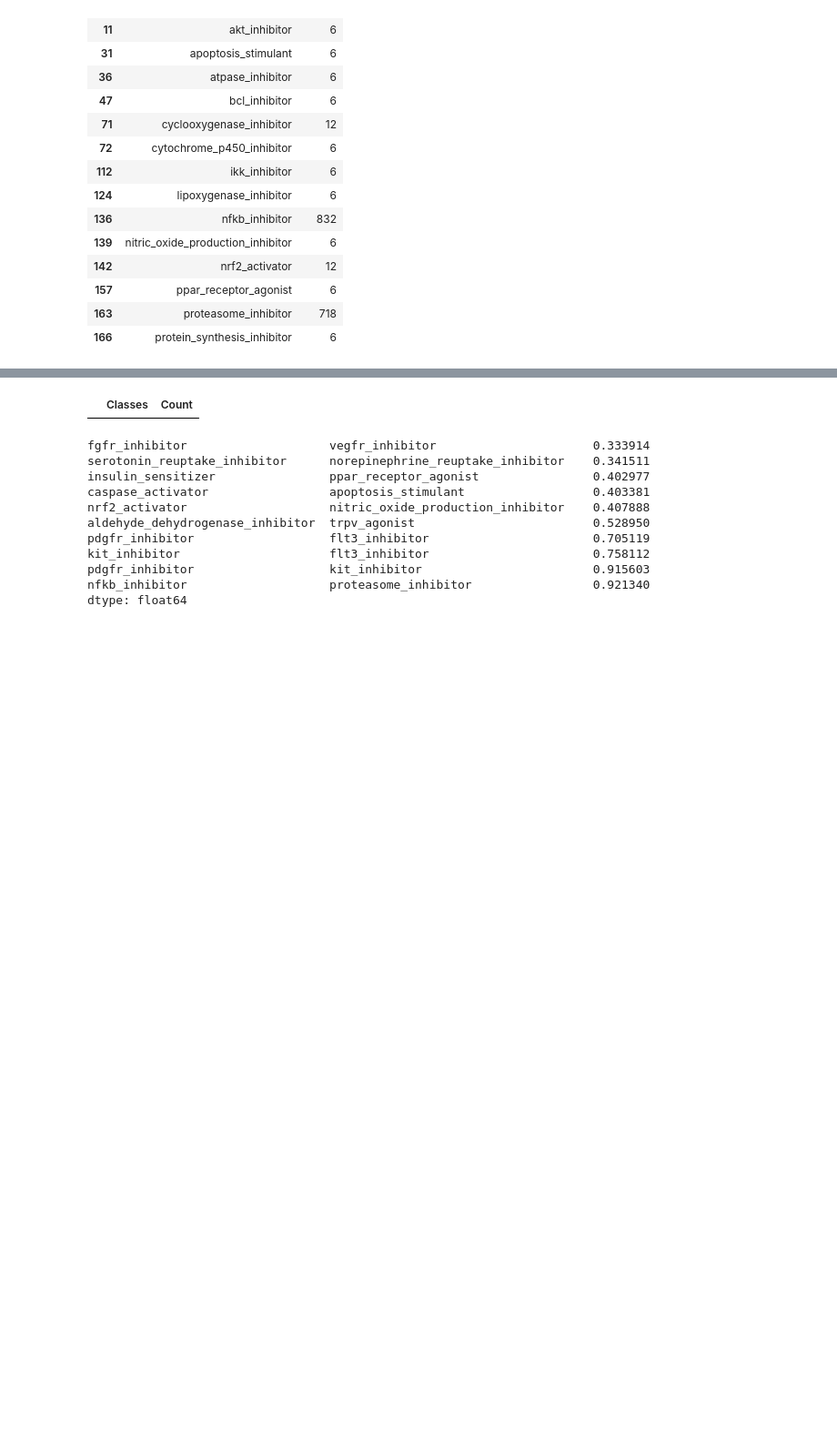
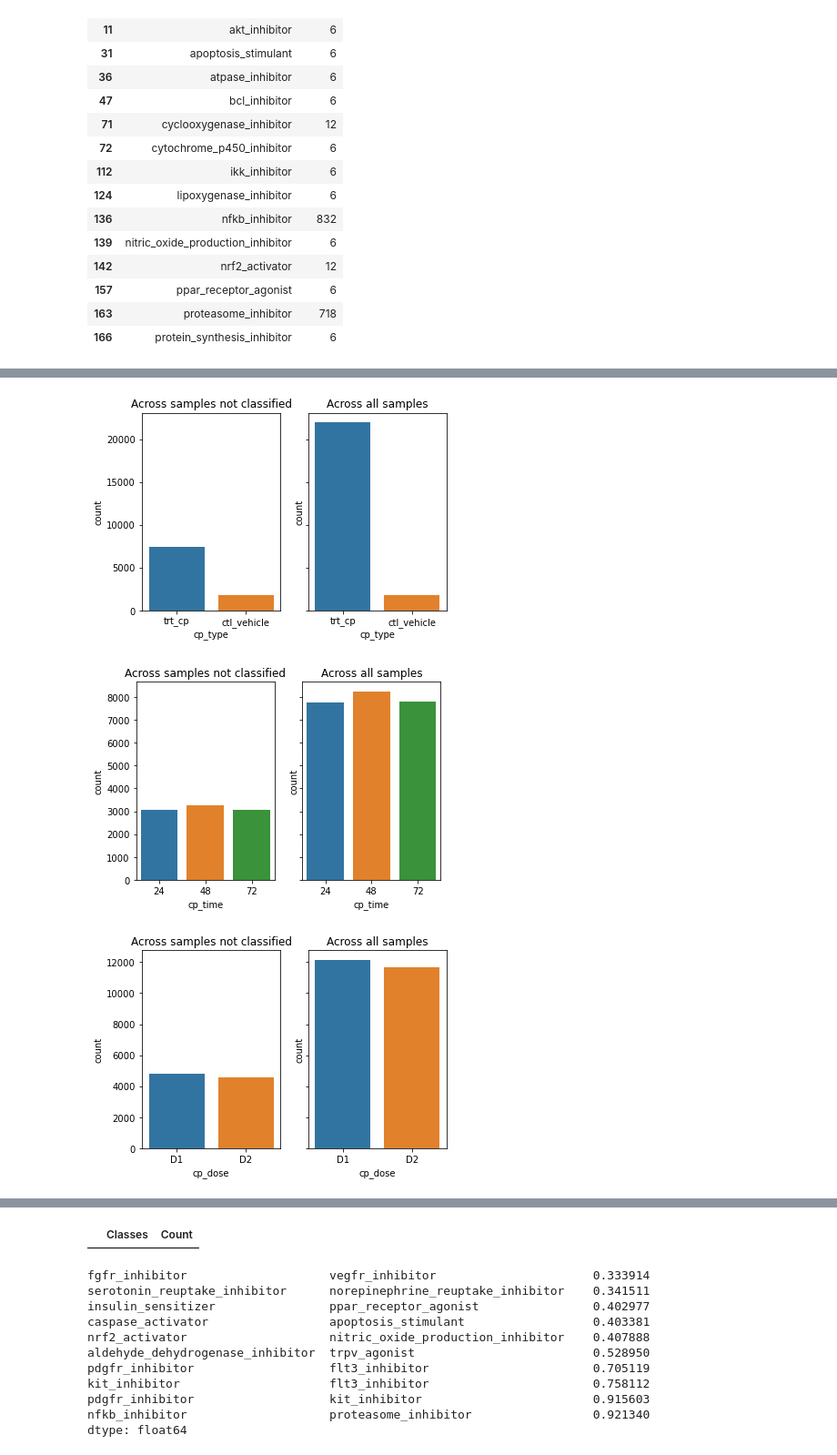
Before and after one commit to QingchuanLyu/Classifying-Mechanism-of-Action, a Jupyter notebook: Mechanisms of Action Prediction.ipynb, the cells around one changed output, grey strips where cells are left out. Shown at 91% size. Saved outputs shown, nothing was run; the diff lists cells and outputs as text; code cells hidden in the pictures; blank space fills up the shorter version.

Commit message:
checked normalization

```diff
--- a/Mechanisms of Action Prediction.ipynb
+++ b/Mechanisms of Action Prediction.ipynb
@@ -164,5 +164,5 @@ df_first_outlier.loc[df_first_outlier.Count >0]
 | 166 | protein_synthesis_inhibitor | 6 |
 # %%
 #any sample has no class in the training data?
-train_targets_scored.loc[train_targets_scored.count_class==0]
+sig_id_no_class = train_targets_scored.loc[train_targets_scored.count_class==0]['sig_id']
 #9,367 samples are classified as none of targets
@@ -182,0 +184,3 @@ train_targets_scored.loc[train_targets_scored.count_class==0]
+# %%
+#any common features among these samples classified as nothing?
+train_features_no_class = train_features.loc[(train_features.sig_id).isin(sig_id_no_class)]
@@ -182,0 +197,16 @@ train_targets_scored.loc[train_targets_scored.count_class==0]
+# %%
+#check the distribution of categorical features: cp_type, cp_time and cp_dose
+cats = ['cp_type', 'cp_time', 'cp_dose']
+for c in cats:
+    fig, (ax1, ax2) = plt.subplots(ncols=2, sharey=True)
+    sns.countplot(x =c, data = train_features_no_class, ax = ax1)
+    ax1.set(title='Across samples not classified')
+    sns.countplot(x = c, data = train_features, ax = ax2)
+    ax2.set(title='Across all samples')
+#almost all "ctl_vehicle" cp_type samples don't belong to a class
+#cp_time's distribution is pretty similar between the whole sample and those without a class
+#cp_dose's distribution is pretty similar between the whole sample and those without a class
+# %% [output]
+[figure, added]
+[figure, added]
+[figure, added]
```
Also changed, not shown: parts of 6 cells of this notebook.
